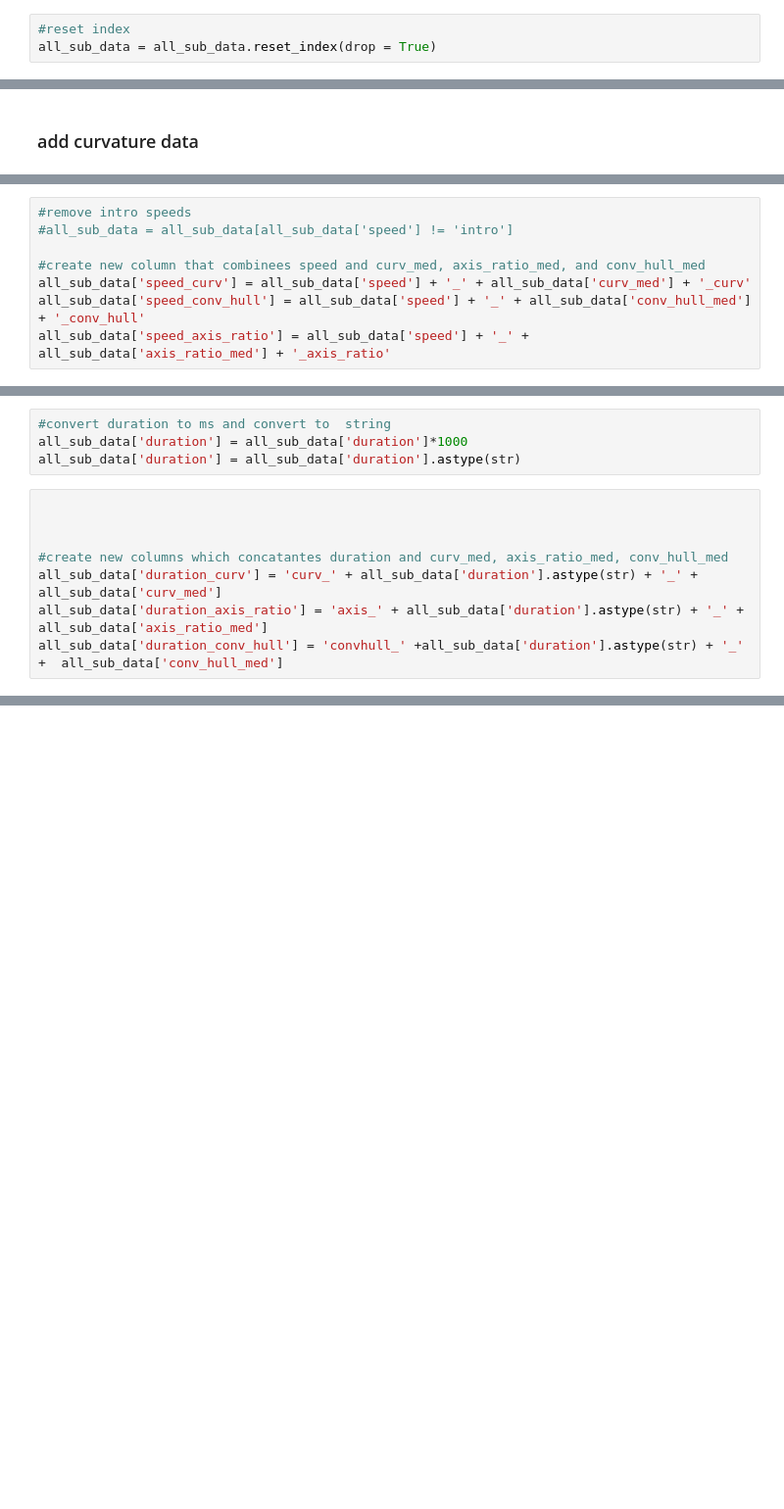
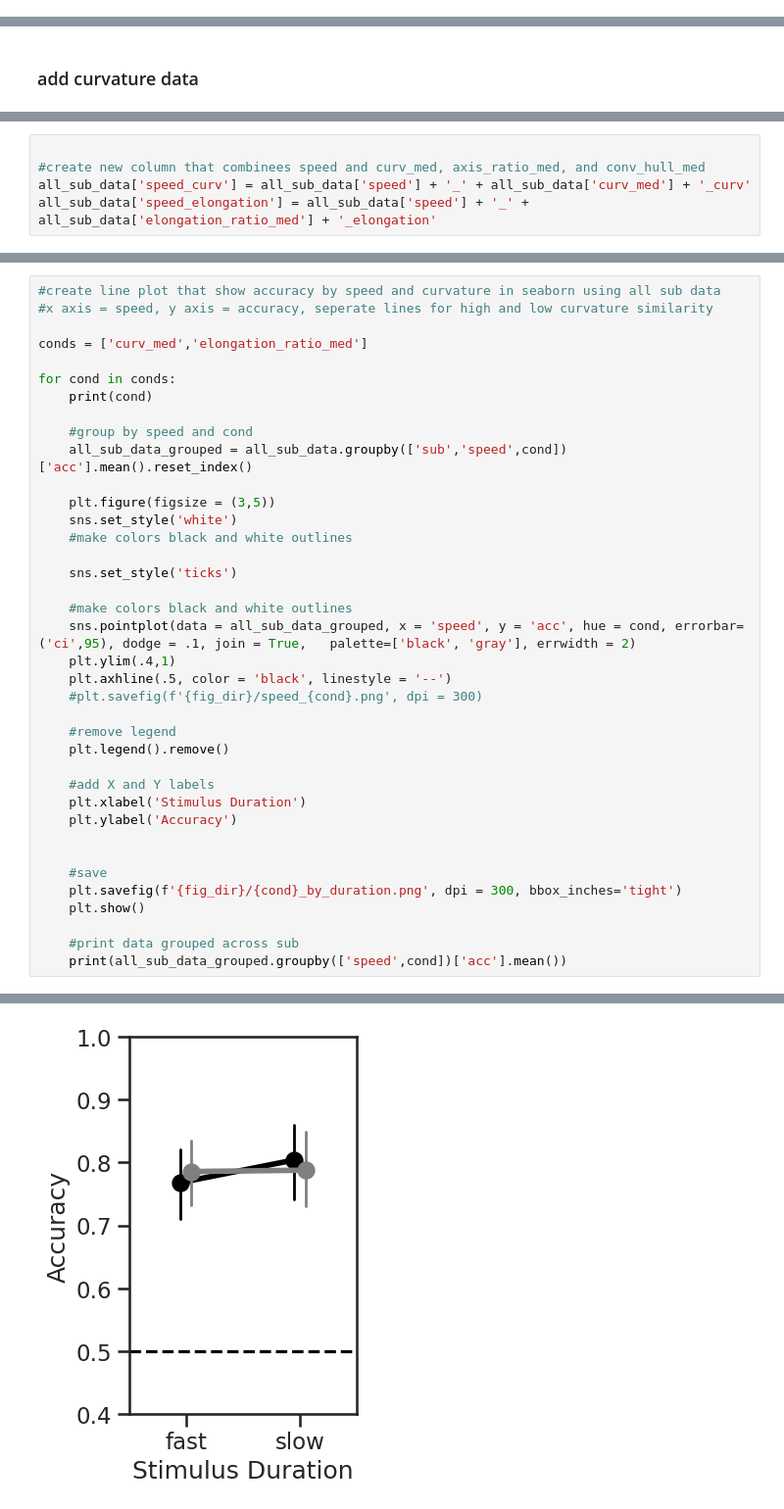
Before and after one commit to vayzenb/kornet, a Jupyter notebook: analyses/sub_analysis.ipynb, the cells around one changed output, grey strips where cells are left out. Shown at 98% size. Saved outputs shown, nothing was run; the diff lists cells and outputs as text; blank space fills up the shorter version.

```diff
--- a/analyses/sub_analysis.ipynb
+++ b/analyses/sub_analysis.ipynb
@@ -470,3 +475,0 @@ all_sub_data = all_sub_data[all_sub_data['duration'] != .35]
-# %%
-#reset index
-all_sub_data = all_sub_data.reset_index(drop = True)
@@ -528,9 +525,6 @@ all_sub_data.loc[all_sub_data['axis_ratio'] < axis_ratio_median, 'axis_ratio_med
 # %%
-#remove intro speeds
-#all_sub_data = all_sub_data[all_sub_data['speed'] != 'intro']
 
 #create new column that combinees speed and curv_med, axis_ratio_med, and conv_hull_med
 all_sub_data['speed_curv'] = all_sub_data['speed'] + '_' + all_sub_data['curv_med'] + '_curv'
-all_sub_data['speed_conv_hull'] = all_sub_data['speed'] + '_' + all_sub_data['conv_hull_med'] + '_conv_hull'
-all_sub_data['speed_axis_ratio'] = all_sub_data['speed'] + '_' + all_sub_data['axis_ratio_med'] + '_axis_ratio'
+all_sub_data['speed_elongation'] = all_sub_data['speed'] + '_' + all_sub_data['elongation_ratio_med'] + '_elongation'
 # %%
@@ -576,15 +560,3 @@ all_grouped = pd.merge(all_grouped, axis_ratio_grouped, on = ['sub','age','age_g
 
 #save wide format
 all_grouped.to_csv(f'{results_dir}/mid_level_feature_summary.csv', index = False)
-# %%
-#convert duration to ms and convert to  string
-all_sub_data['duration'] = all_sub_data['duration']*1000
-all_sub_data['duration'] = all_sub_data['duration'].astype(str)
-# %%
-
-
-
-#create new columns which concatantes duration and curv_med, axis_ratio_med, conv_hull_med
-all_sub_data['duration_curv'] = 'curv_' + all_sub_data['duration'].astype(str) + '_' + all_sub_data['curv_med']
-all_sub_data['duration_axis_ratio'] = 'axis_' + all_sub_data['duration'].astype(str) + '_' +  all_sub_data['axis_ratio_med']
-all_sub_data['duration_conv_hull'] = 'convhull_' +all_sub_data['duration'].astype(str) + '_' +  all_sub_data['conv_hull_med']
@@ -685,0 +565,39 @@ print(p)
+# %%
+#create line plot that show accuracy by speed and curvature in seaborn using all sub data
+#x axis = speed, y axis = accuracy, seperate lines for high and low curvature similarity
+
+conds = ['curv_med','elongation_ratio_med']
+
+for cond in conds:
+    print(cond)
+
+    #group by speed and cond
+    all_sub_data_grouped = all_sub_data.groupby(['sub','speed',cond])['acc'].mean().reset_index()
+
+    plt.figure(figsize = (3,5))
+    sns.set_style('white')
+    #make colors black and white outlines
+
+    sns.set_style('ticks')
+
+    #make colors black and white outlines
+    sns.pointplot(data = all_sub_data_grouped, x = 'speed', y = 'acc', hue = cond, errorbar=('ci',95), dodge = .1, join = True,   palette=['black', 'gray'], errwidth = 2)
+    plt.ylim(.4,1)
+    plt.axhline(.5, color = 'black', linestyle = '--')
+    #plt.savefig(f'{fig_dir}/speed_{cond}.png', dpi = 300)
+
+    #remove legend
+    plt.legend().remove()
+
+    #add X and Y labels
+    plt.xlabel('Stimulus Duration')
+    plt.ylabel('Accuracy')
+
+
+    #save
+    plt.savefig(f'{fig_dir}/{cond}_by_duration.png', dpi = 300, bbox_inches='tight')
+    plt.show()
+
+    #print data grouped across sub
+    print(all_sub_data_grouped.groupby(['speed',cond])['acc'].mean())
+# %% [output]
@@ -685,0 +605 @@ print(p)
+[figure, added]
```
Also changed, not shown: parts of 20 cells of this notebook, 24 other files.
